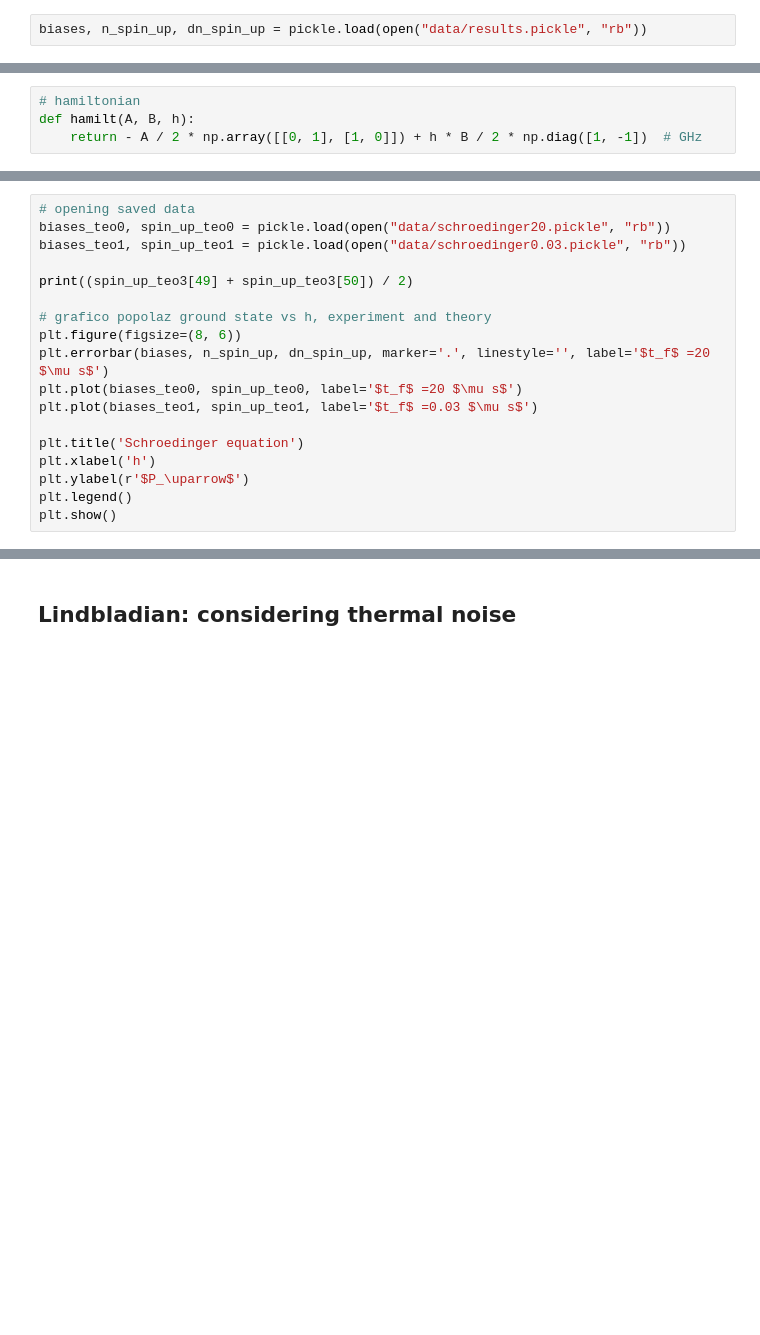
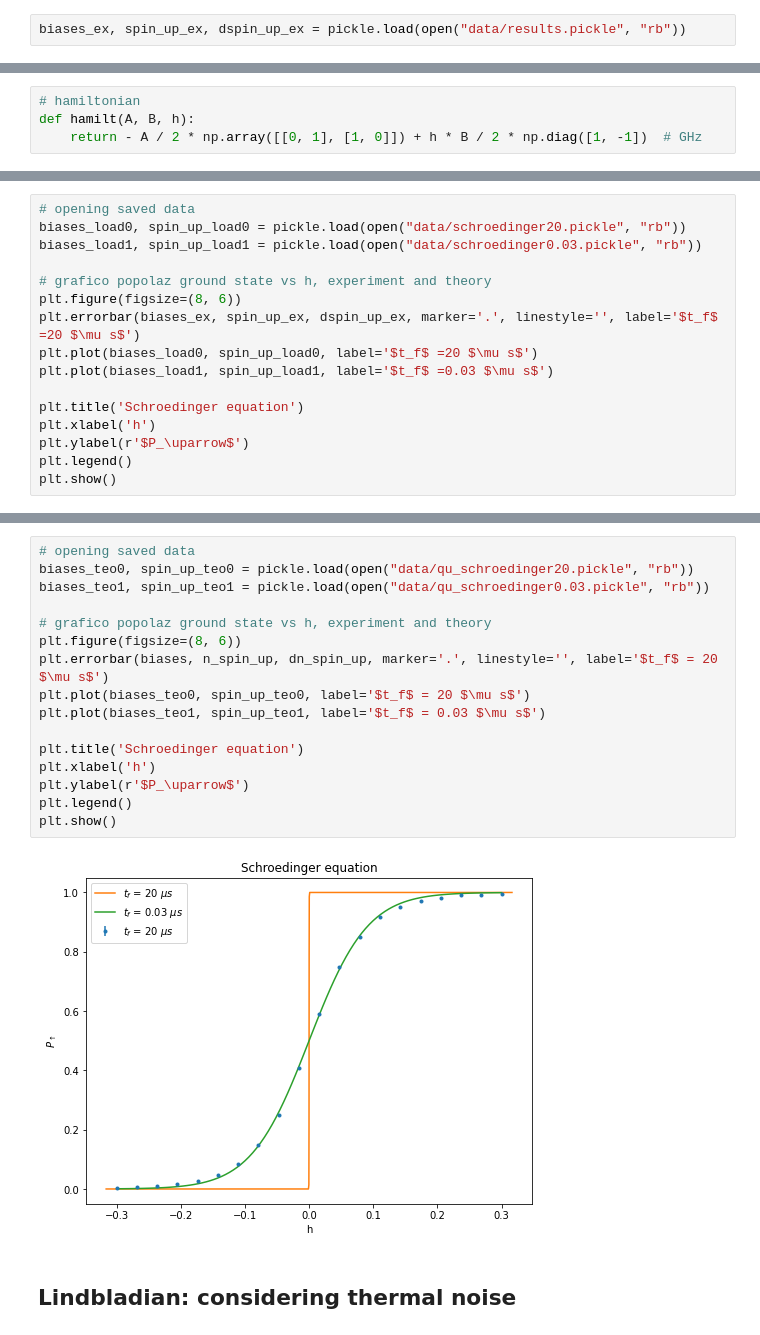
Before and after one commit to federicovisintini/Dwave2000q, a Jupyter notebook: 1_analitic_model.ipynb, the cells around one changed output, grey strips where cells are left out. Cells and saved outputs as stored; diff of their text form; blank space fills up the shorter version.

```diff
--- a/1_analitic_model.ipynb
+++ b/1_analitic_model.ipynb
@@ -28,7 +29,7 @@ plt.show()
 # %% [markdown]
 ## Last time results
 # %%
-biases, n_spin_up, dn_spin_up = pickle.load(open("data/results.pickle", "rb"))
+biases_ex, spin_up_ex, dspin_up_ex = pickle.load(open("data/results.pickle", "rb"))
 # %%
 # grafico popolaz ground state vs h
 plt.figure()
@@ -145,15 +153,13 @@ Error estimate: 1.0376216780331924e-13
 # %%
 # opening saved data
-biases_teo0, spin_up_teo0 = pickle.load(open("data/schroedinger20.pickle", "rb"))
-biases_teo1, spin_up_teo1 = pickle.load(open("data/schroedinger0.03.pickle", "rb"))
-
-print((spin_up_teo3[49] + spin_up_teo3[50]) / 2)
+biases_load0, spin_up_load0 = pickle.load(open("data/schroedinger20.pickle", "rb"))
+biases_load1, spin_up_load1 = pickle.load(open("data/schroedinger0.03.pickle", "rb"))
 
 # grafico popolaz ground state vs h, experiment and theory
 plt.figure(figsize=(8, 6))
-plt.errorbar(biases, n_spin_up, dn_spin_up, marker='.', linestyle='', label='$t_f$ =20 $\mu s$')
-plt.plot(biases_teo0, spin_up_teo0, label='$t_f$ =20 $\mu s$')
-plt.plot(biases_teo1, spin_up_teo1, label='$t_f$ =0.03 $\mu s$')
+plt.errorbar(biases_ex, spin_up_ex, dspin_up_ex, marker='.', linestyle='', label='$t_f$ =20 $\mu s$')
+plt.plot(biases_load0, spin_up_load0, label='$t_f$ =20 $\mu s$')
+plt.plot(biases_load1, spin_up_load1, label='$t_f$ =0.03 $\mu s$')
 
 plt.title('Schroedinger equation')
 plt.xlabel('h')
@@ -166,2 +235,20 @@ plt.show()
+# %%
+# opening saved data
+biases_teo0, spin_up_teo0 = pickle.load(open("data/qu_schroedinger20.pickle", "rb"))
+biases_teo1, spin_up_teo1 = pickle.load(open("data/qu_schroedinger0.03.pickle", "rb"))
+
+# grafico popolaz ground state vs h, experiment and theory
+plt.figure(figsize=(8, 6))
+plt.errorbar(biases, n_spin_up, dn_spin_up, marker='.', linestyle='', label='$t_f$ = 20 $\mu s$')
+plt.plot(biases_teo0, spin_up_teo0, label='$t_f$ = 20 $\mu s$')
+plt.plot(biases_teo1, spin_up_teo1, label='$t_f$ = 0.03 $\mu s$')
+
+plt.title('Schroedinger equation')
+plt.xlabel('h')
+plt.ylabel(r'$P_\uparrow$')
+plt.legend()
+plt.show()
+# %% [output]
+[figure, added]
 # %% [markdown]
 ## Lindbladian: considering thermal noise
```
Also changed, not shown: parts of 19 cells of this notebook, 7 other files.
